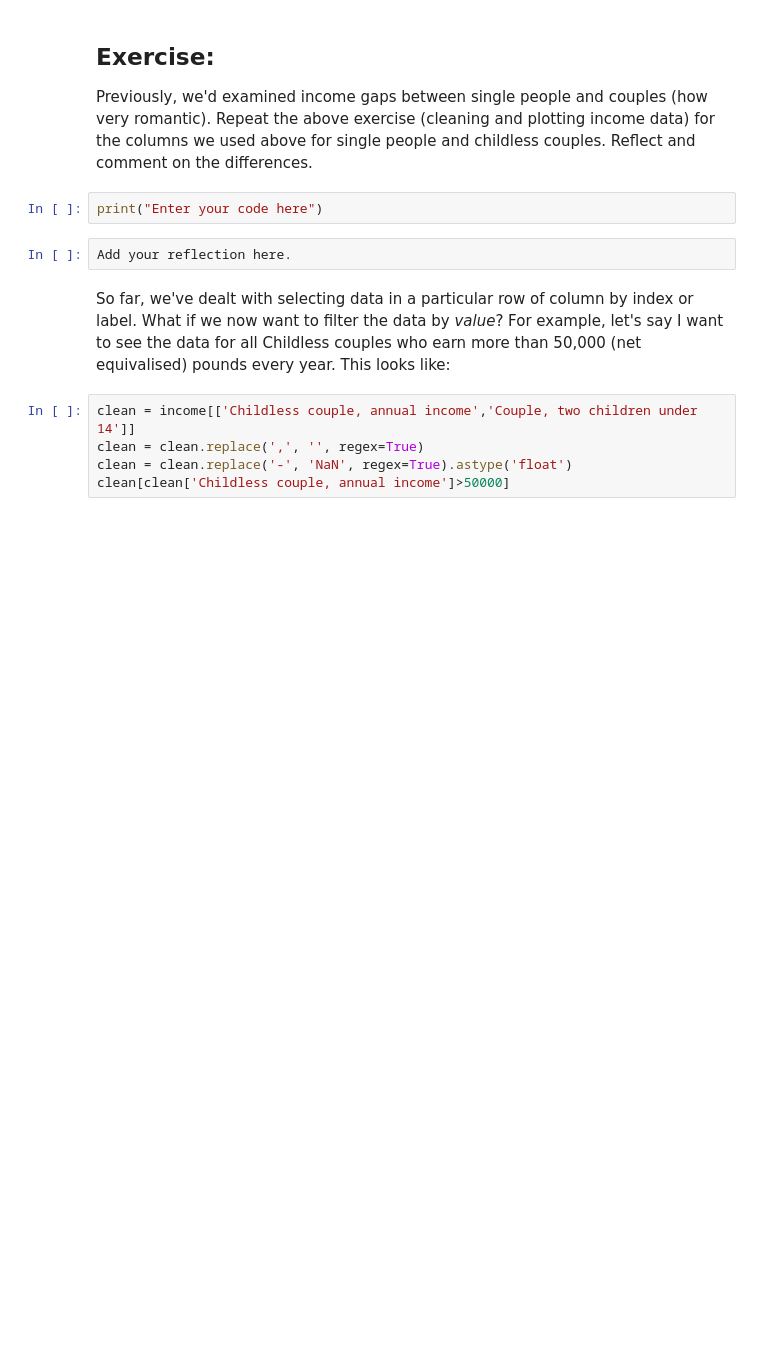
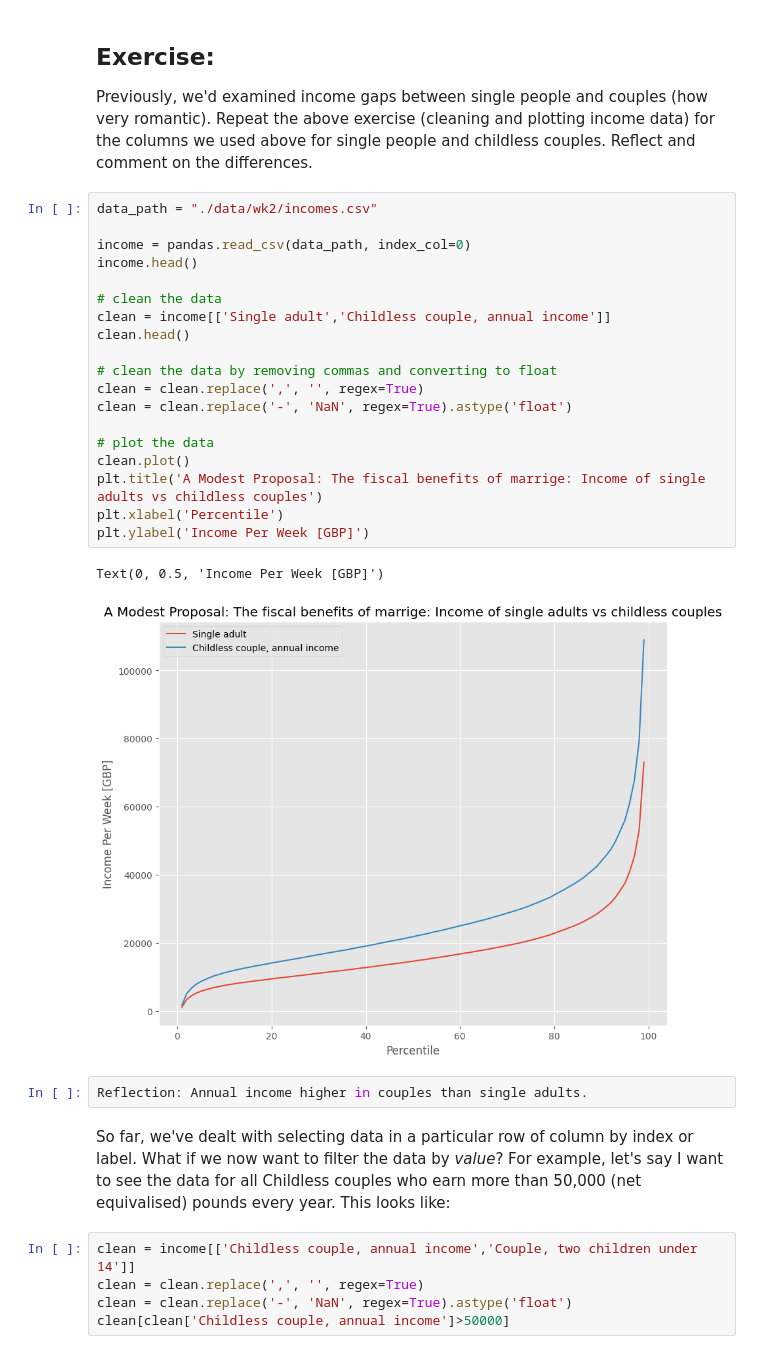
Before and after one commit to awenroberts/QM2, a Jupyter notebook: Copy_of_W2_Working_with_Data_in_Pandas.ipynb, the cells around one changed output. Cells and saved outputs as stored; diff of their text form; blank space fills up the shorter version.

```diff
--- a/Copy_of_W2_Working_with_Data_in_Pandas.ipynb
+++ b/Copy_of_W2_Working_with_Data_in_Pandas.ipynb
@@ -341,10 +340,30 @@ Text(0, 0.5, 'Income Per Week [GBP]')
 ## Exercise:
 
 Previously, we'd examined income gaps between single people and couples (how very romantic). Repeat the above exercise (cleaning and plotting income data) for the columns we used above for single people and childless couples. Reflect and comment on the differences.
-# %%
-print("Enter your code here")
-# %%
-Add your reflection here.
+# %%
+data_path = "./data/wk2/incomes.csv"
+
+income = pandas.read_csv(data_path, index_col=0)
+income.head()
+
+# clean the data
+clean = income[['Single adult','Childless couple, annual income']]
+clean.head()
+
+# clean the data by removing commas and converting to float
+clean = clean.replace(',', '', regex=True)
+clean = clean.replace('-', 'NaN', regex=True).astype('float')
+
+# plot the data
+clean.plot()
+plt.title('A Modest Proposal: The fiscal benefits of marrige: Income of single adults vs childless couples')
+plt.xlabel('Percentile')
+plt.ylabel('Income Per Week [GBP]')
+# %% [output]
+Text(0, 0.5, 'Income Per Week [GBP]')
+[figure, added]
+# %%
+Reflection: Annual income higher in couples than single adults.
 # %% [markdown]
 So far, we've dealt with selecting data in a particular row of column by index or label. What if we now want to filter the data by *value*? For example, let's say I want to see the data for all Childless couples who earn more than 50,000 (net equivalised) pounds every year. This looks like:
 # %%
```
Also changed, not shown: parts of 14 cells of this notebook.
